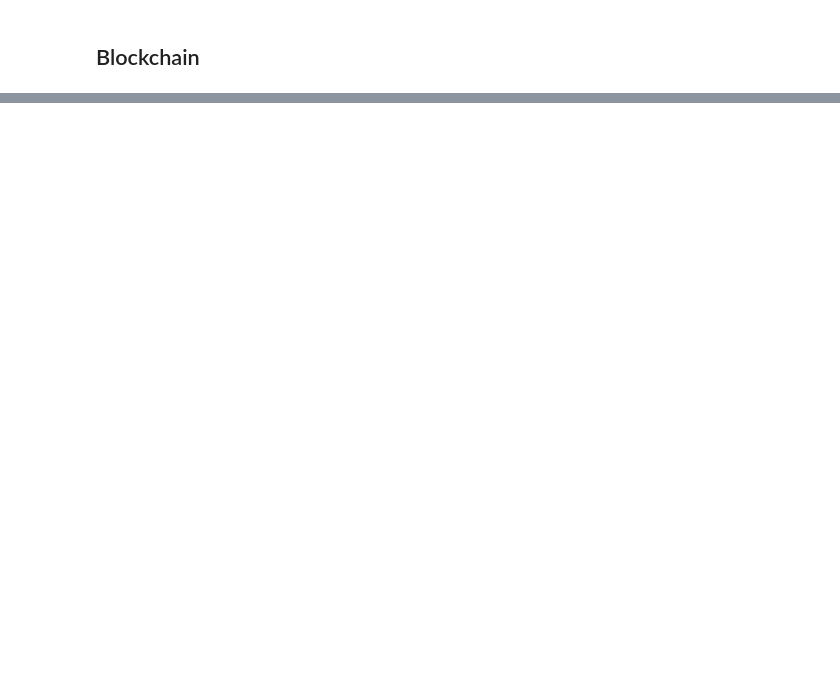
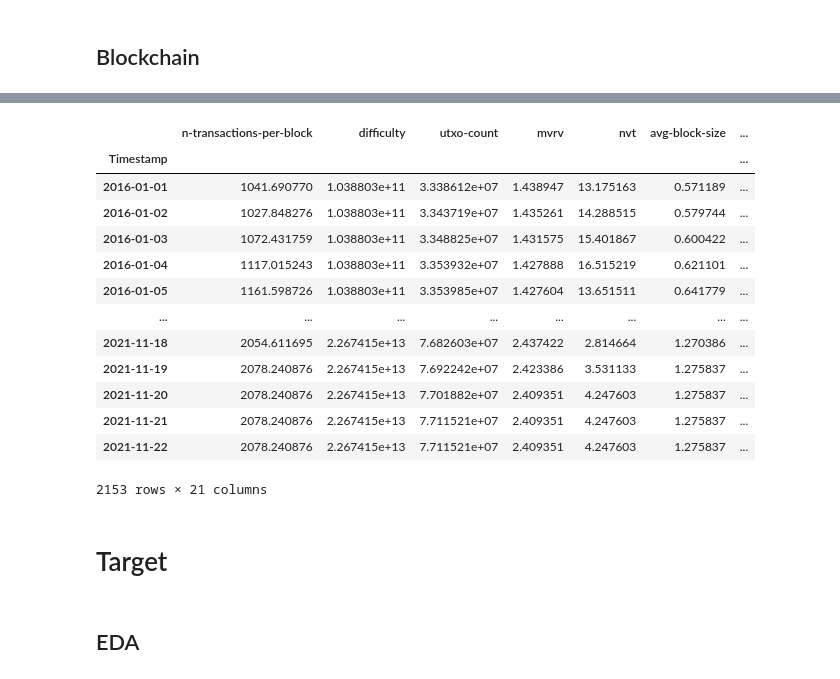
Before and after one commit to michelangelo89/btc_sent_fc, a Jupyter notebook: notebooks/EDA.ipynb, the cells around one changed output, grey strips where cells are left out. Saved outputs shown, nothing was run; the diff lists cells and outputs as text; code cells hidden in the pictures; blank space fills up the shorter version.

```diff
--- a/notebooks/EDA.ipynb
+++ b/notebooks/EDA.ipynb
@@ -72,0 +88,19 @@ df_json.columns = ['nvt']
+# %%
+pd.read_csv(os.path.join('final_df_2016.csv'), index_col=0 ,parse_dates=True)
+# %% [output]
+|  | n-transactions-per-block | difficulty | utxo-count | mvrv | nvt | avg-block-size | ... |
+| Timestamp |  |  |  |  |  |  | ... |
+| 2016-01-01 | 1041.690770 | 1.038803e+11 | 3.338612e+07 | 1.438947 | 13.175163 | 0.571189 | ... |
+| 2016-01-02 | 1027.848276 | 1.038803e+11 | 3.343719e+07 | 1.435261 | 14.288515 | 0.579744 | ... |
+| 2016-01-03 | 1072.431759 | 1.038803e+11 | 3.348825e+07 | 1.431575 | 15.401867 | 0.600422 | ... |
+| 2016-01-04 | 1117.015243 | 1.038803e+11 | 3.353932e+07 | 1.427888 | 16.515219 | 0.621101 | ... |
+| 2016-01-05 | 1161.598726 | 1.038803e+11 | 3.353985e+07 | 1.427604 | 13.651511 | 0.641779 | ... |
+| ... | ... | ... | ... | ... | ... | ... | ... |
+| 2021-11-18 | 2054.611695 | 2.267415e+13 | 7.682603e+07 | 2.437422 | 2.814664 | 1.270386 | ... |
+| 2021-11-19 | 2078.240876 | 2.267415e+13 | 7.692242e+07 | 2.423386 | 3.531133 | 1.275837 | ... |
+| 2021-11-20 | 2078.240876 | 2.267415e+13 | 7.701882e+07 | 2.409351 | 4.247603 | 1.275837 | ... |
+| 2021-11-21 | 2078.240876 | 2.267415e+13 | 7.711521e+07 | 2.409351 | 4.247603 | 1.275837 | ... |
+| 2021-11-22 | 2078.240876 | 2.267415e+13 | 7.711521e+07 | 2.409351 | 4.247603 | 1.275837 | ... |
+2153 rows × 21 columns
+# %% [markdown]
+# Target
@@ -72,0 +113,2 @@ df_json.columns = ['nvt']
+# %% [markdown]
+## EDA
```
Also changed, not shown: parts of 44 cells of this notebook, 2 other files.
